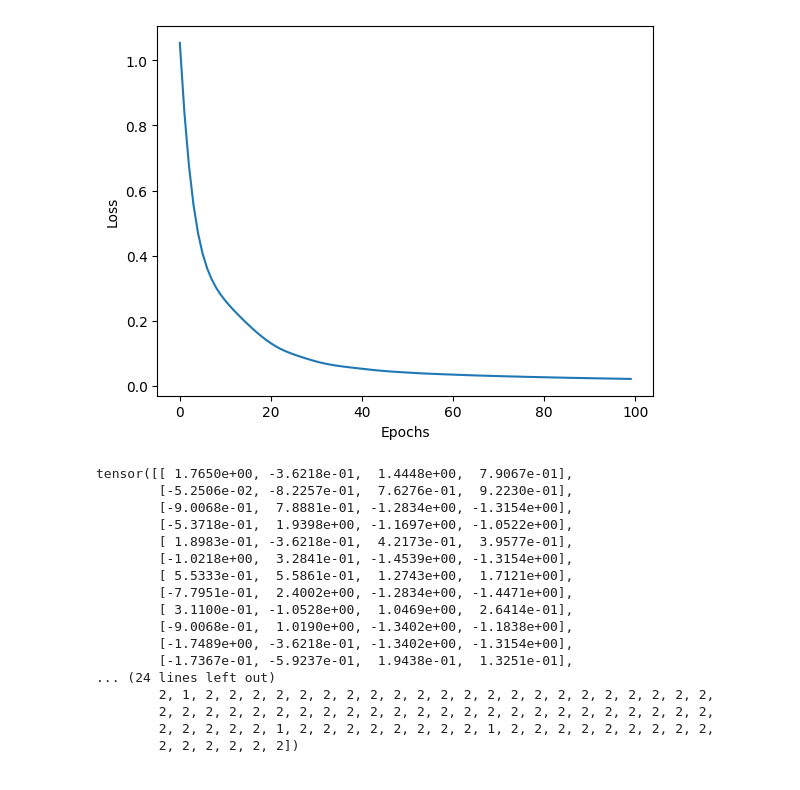
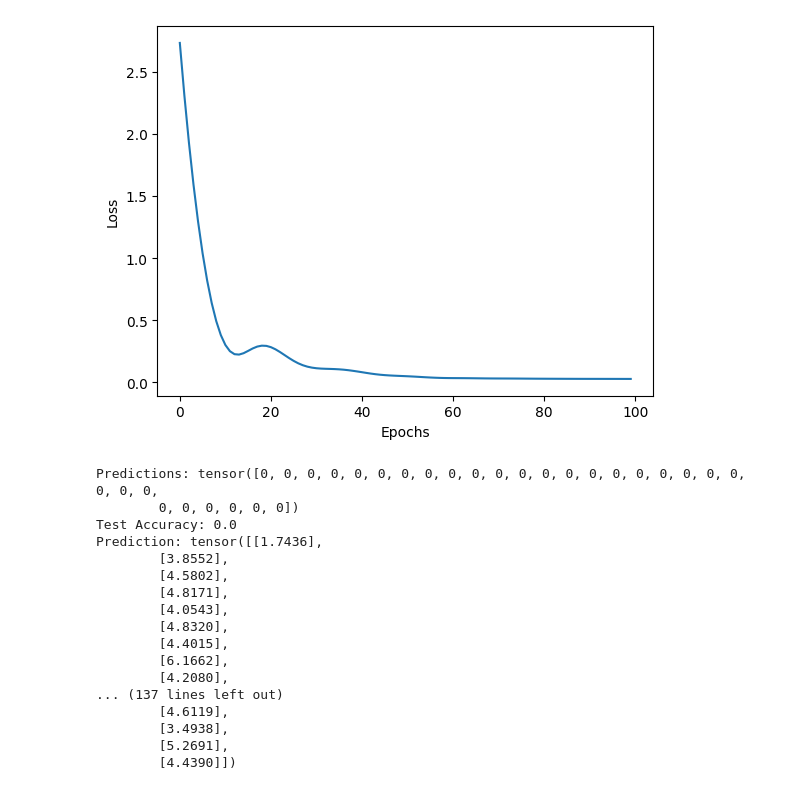
Before and after one commit to Nicholas-Polimeni/ml-hsr, a Jupyter notebook: math_model/dl_example/ml.ipynb, the cells around one changed output. Drawn from its saved outputs; the diff is of its cells as text; code cells hidden in the pictures.

```diff
--- a/math_model/dl_example/ml.ipynb
+++ b/math_model/dl_example/ml.ipynb
@@ -16,15 +16,15 @@ iris_df["variety"] = iris_df["variety"].map(label_mapping)
 iris_df = iris_df.sample(frac=1).reset_index(drop=True)
 
 # Split features and target
-X = iris_df.drop(columns=["variety"]).values
-y = iris_df["variety"].values
+X = iris_df.drop(columns=["variety", "petal.width"]).values
+y = iris_df["petal.width"].values
 
 # Normalize features
 X = (X - np.mean(X, axis=0)) / np.std(X, axis=0)
 
 # Convert data to PyTorch tensors
 X_tensor = torch.tensor(X, dtype=torch.float32)
-y_tensor = torch.tensor(y, dtype=torch.int64)
+y_tensor = torch.tensor(y, dtype=torch.float32)
 
 # Split the dataset into training and testing sets
 train_size = int(0.8 * len(X))
@@ -36,8 +36,8 @@ y_train_tensor, y_test_tensor = y_tensor[:train_size], y_tensor[train_size:]
 class SimpleNN(nn.Module):
     def __init__(self):
         super(SimpleNN, self).__init__()
-        self.fc1 = nn.Linear(4, 100)
-        self.fc2 = nn.Linear(100, 3)
+        self.fc1 = nn.Linear(3, 25)
+        self.fc2 = nn.Linear(25, 1)
 
     def forward(self, x):
         x = self.fc1(x)
@@ -50,7 +50,7 @@ class SimpleNN(nn.Module):
 model = SimpleNN()
 
 # Define loss function and optimizer
-criterion = nn.CrossEntropyLoss()
+criterion = nn.MSELoss()
 optimizer = optim.Adam(model.parameters(), lr=0.01)
 
 losses = []
@@ -61,7 +61,8 @@ for epoch in range(num_epochs):
     model.train()
     optimizer.zero_grad()
     outputs = model(X_train_tensor)
-    loss = criterion(outputs, y_train_tensor)
+    print(outputs[:4], y_train_tensor[:4])
+    loss = criterion(outputs.squeeze(), y_train_tensor)
     losses.append(loss.item())
     loss.backward()
     optimizer.step()
@@ -80,7 +81,6 @@ plt.show()
 # Evaluate the model
 model.eval()
 with torch.no_grad():
-    print(X_test_tensor)
     outputs = model(X_test_tensor)
     _, predicted = torch.max(outputs, 1)
     print("Predictions:", predicted)
@@ -89,10 +89,10 @@ with torch.no_grad():
 
     outputs = model(
         torch.tensor(
-            iris_df.drop(columns=["variety"]).values,
+            iris_df.drop(columns=["petal.width", "variety"]).values,
             dtype=torch.float32,
         )
     )
     _, predicted = torch.max(outputs, 1)
-    print("Prediction:", predicted)
+    print("Prediction:", outputs)
 # %% [output]
@@ -109,18 +116,18 @@ Epoch [100/100], Loss: 0.0218
-[figure, old version]
+[figure, new version]
-tensor([[ 1.7650e+00, -3.6218e-01,  1.4448e+00,  7.9067e-01],
-        [-5.2506e-02, -8.2257e-01,  7.6276e-01,  9.2230e-01],
-        [-9.0068e-01,  7.8881e-01, -1.2834e+00, -1.3154e+00],
-        [-5.3718e-01,  1.9398e+00, -1.1697e+00, -1.0522e+00],
-        [ 1.8983e-01, -3.6218e-01,  4.2173e-01,  3.9577e-01],
-        [-1.0218e+00,  3.2841e-01, -1.4539e+00, -1.3154e+00],
-        [ 5.5333e-01,  5.5861e-01,  1.2743e+00,  1.7121e+00],
-        [-7.7951e-01,  2.4002e+00, -1.2834e+00, -1.4471e+00],
-        [ 3.1100e-01, -1.0528e+00,  1.0469e+00,  2.6414e-01],
-        [-9.0068e-01,  1.0190e+00, -1.3402e+00, -1.1838e+00],
-        [-1.7489e+00, -3.6218e-01, -1.3402e+00, -1.3154e+00],
-        [-1.7367e-01, -5.9237e-01,  1.9438e-01,  1.3251e-01],
-... (24 lines left out)
-        2, 1, 2, 2, 2, 2, 2, 2, 2, 2, 2, 2, 2, 2, 2, 2, 2, 2, 2, 2, 2, 2, 2, 2,
-        2, 2, 2, 2, 2, 2, 2, 2, 2, 2, 2, 2, 2, 2, 2, 2, 2, 2, 2, 2, 2, 2, 2, 2,
-        2, 2, 2, 2, 2, 1, 2, 2, 2, 2, 2, 2, 2, 2, 1, 2, 2, 2, 2, 2, 2, 2, 2, 2,
-        2, 2, 2, 2, 2, 2])
+Predictions: tensor([0, 0, 0, 0, 0, 0, 0, 0, 0, 0, 0, 0, 0, 0, 0, 0, 0, 0, 0, 0, 0, 0, 0, 0,
+        0, 0, 0, 0, 0, 0])
+Test Accuracy: 0.0
+Prediction: tensor([[1.7436],
+        [3.8552],
+        [4.5802],
+        [4.8171],
+        [4.0543],
+        [4.8320],
+        [4.4015],
+        [6.1662],
+        [4.2080],
+... (137 lines left out)
+        [4.6119],
+        [3.4938],
+        [5.2691],
+        [4.4390]])
```
Also changed, not shown: parts of 1 cell of this notebook, 1 other file.
